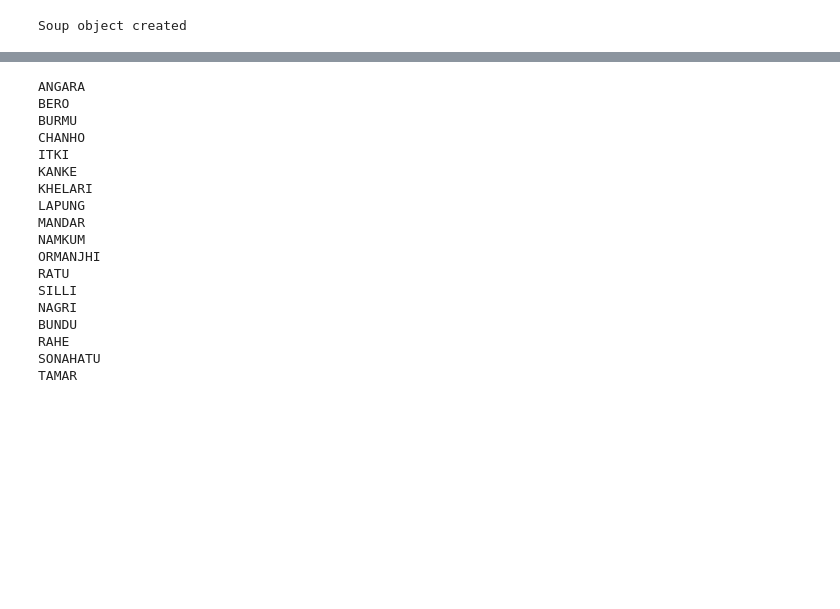
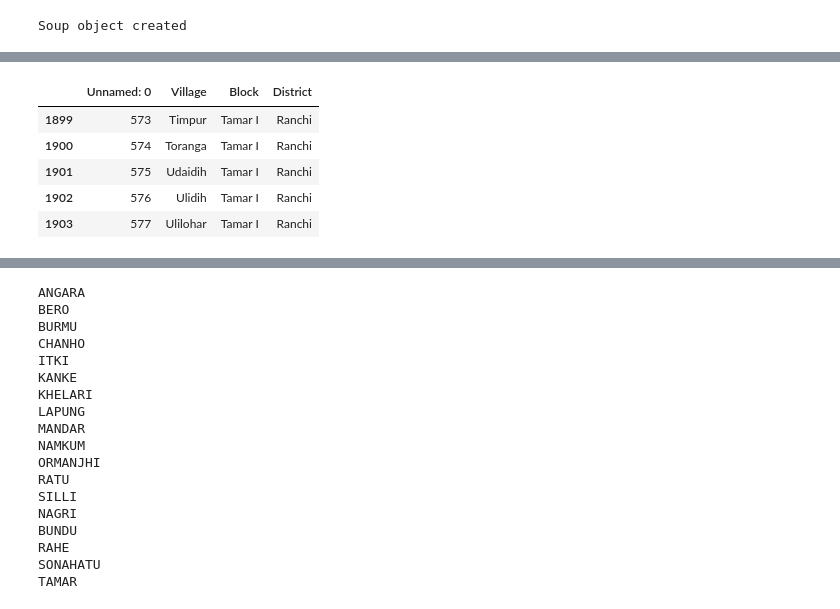
Before and after one commit to Sruti-Murali/Coursera_Capstone-1, a Jupyter notebook: Ranchi exploratory data analysis.ipynb, the cells around one changed output, grey strips where cells are left out. Cells and saved outputs as stored; diff of their text form; code cells hidden in the pictures; blank space fills up the shorter version.

```diff
--- a/Ranchi exploratory data analysis.ipynb
+++ b/Ranchi exploratory data analysis.ipynb
@@ -92,3 +84,12 @@ df.to_csv('ranchi_villages_2.csv')
+# %%
+df = pd.read_csv('ranchi_villages.csv')
+# %% [output]
+|  | Unnamed: 0 | Village | Block | District |
+| 1899 | 573 | Timpur | Tamar I | Ranchi |
+| 1900 | 574 | Toranga | Tamar I | Ranchi |
+| 1901 | 575 | Udaidih | Tamar I | Ranchi |
+| 1902 | 576 | Ulidih | Tamar I | Ranchi |
+| 1903 | 577 | Ulilohar | Tamar I | Ranchi |
 # %%
 import pandas as pd
 import numpy as np
```
Also changed, not shown: parts of 8 cells of this notebook, 2 other files.
